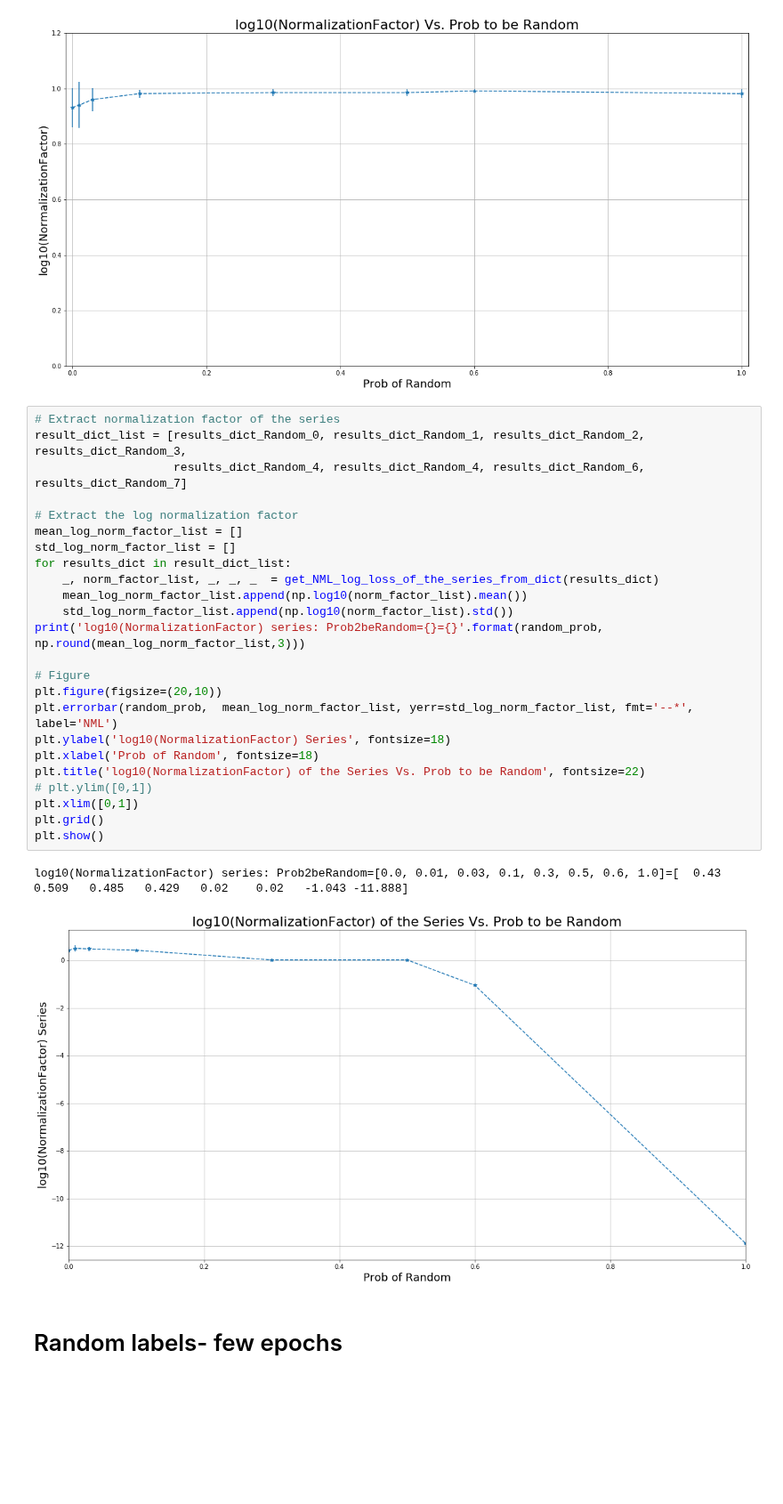
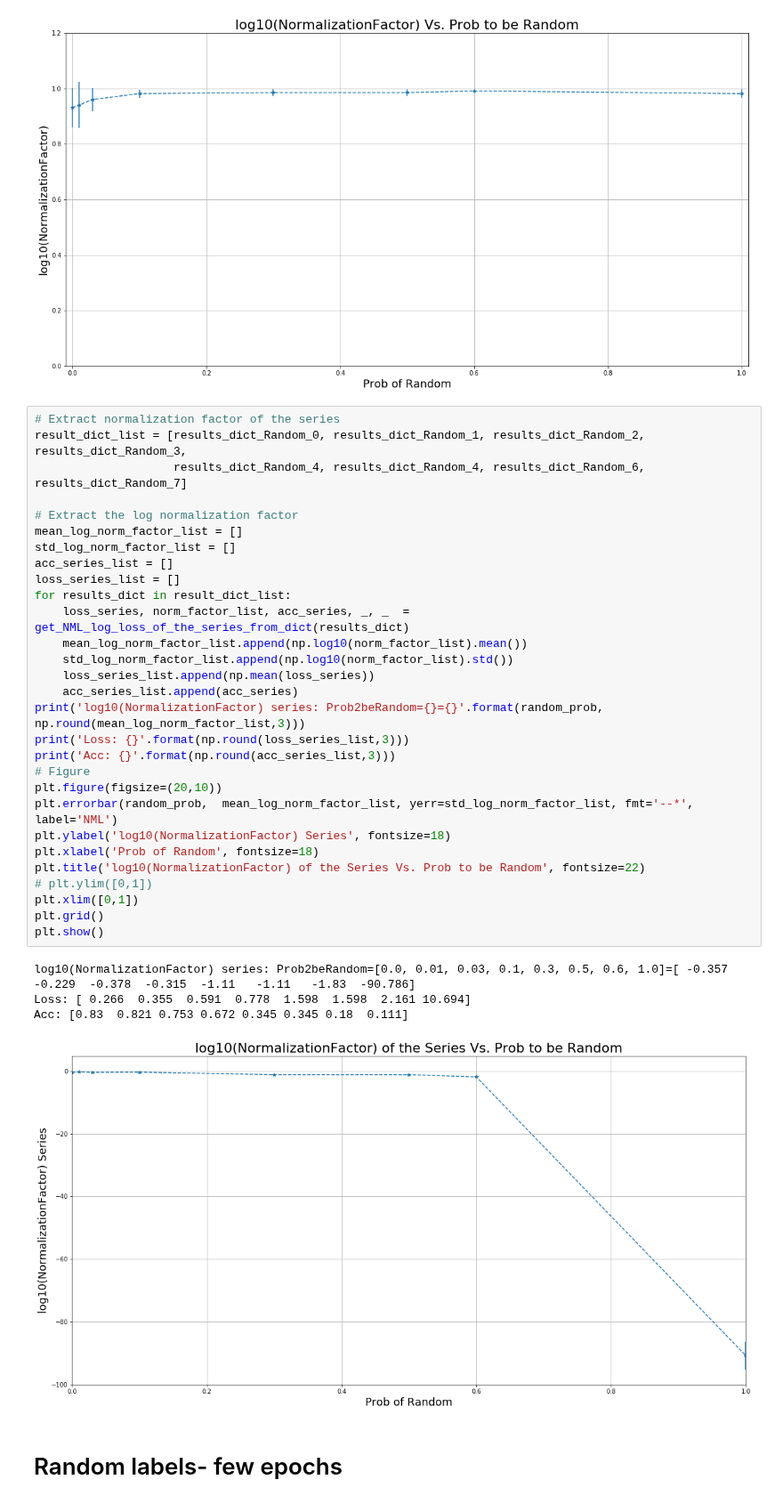
Before and after one commit to kobybibas/deep_pnml_experiments, a Jupyter notebook: src/analyze_results.ipynb, the cells around one changed output. Shown at 89% size. Saved outputs shown, nothing was run; the diff lists cells and outputs as text; blank space fills up the shorter version.

Commit message:
Analyze with random labels real label. Freeze layers NML
TODO: organize analyze results

```diff
--- a/src/analyze_results.ipynb
+++ b/src/analyze_results.ipynb
@@ -536,30 +537,37 @@ plt.show()
 # %%
 # Extract normalization factor of the series
 result_dict_list = [results_dict_Random_0, results_dict_Random_1, results_dict_Random_2, results_dict_Random_3,
                     results_dict_Random_4, results_dict_Random_4, results_dict_Random_6, results_dict_Random_7]
 
 # Extract the log normalization factor
 mean_log_norm_factor_list = []
 std_log_norm_factor_list = []
+acc_series_list = []
+loss_series_list = []
 for results_dict in result_dict_list:
-    _, norm_factor_list, _, _, _  = get_NML_log_loss_of_the_series_from_dict(results_dict)
+    loss_series, norm_factor_list, acc_series, _, _  = get_NML_log_loss_of_the_series_from_dict(results_dict)
     mean_log_norm_factor_list.append(np.log10(norm_factor_list).mean())
     std_log_norm_factor_list.append(np.log10(norm_factor_list).std())
+    loss_series_list.append(np.mean(loss_series))
+    acc_series_list.append(acc_series)
 print('log10(NormalizationFactor) series: Prob2beRandom={}={}'.format(random_prob, np.round(mean_log_norm_factor_list,3)))
-
+print('Loss: {}'.format(np.round(loss_series_list,3)))
+print('Acc: {}'.format(np.round(acc_series_list,3)))
 # Figure
 plt.figure(figsize=(20,10))
 plt.errorbar(random_prob,  mean_log_norm_factor_list, yerr=std_log_norm_factor_list, fmt='--*',  label='NML')
 plt.ylabel('log10(NormalizationFactor) Series', fontsize=18)
 plt.xlabel('Prob of Random', fontsize=18)
 plt.title('log10(NormalizationFactor) of the Series Vs. Prob to be Random', fontsize=22)
 # plt.ylim([0,1])
 plt.xlim([0,1])
 plt.grid()
 plt.show()
 # %% [output]
-log10(NormalizationFactor) series: Prob2beRandom=[0.0, 0.01, 0.03, 0.1, 0.3, 0.5, 0.6, 1.0]=[  0.43    0.509   0.485   0.429   0.02    0.02   -1.043 -11.888]
+log10(NormalizationFactor) series: Prob2beRandom=[0.0, 0.01, 0.03, 0.1, 0.3, 0.5, 0.6, 1.0]=[ -0.357  -0.229  -0.378  -0.315  -1.11   -1.11   -1.83  -90.786]
+Loss: [ 0.266  0.355  0.591  0.778  1.598  1.598  2.161 10.694]
+Acc: [0.83  0.821 0.753 0.672 0.345 0.345 0.18  0.111]
-[figure, old version]
+[figure, new version]
 # %% [markdown]
 # Random  labels- few epochs
 # %%
```
Also changed, not shown: parts of 27 cells of this notebook, 10 other files.
